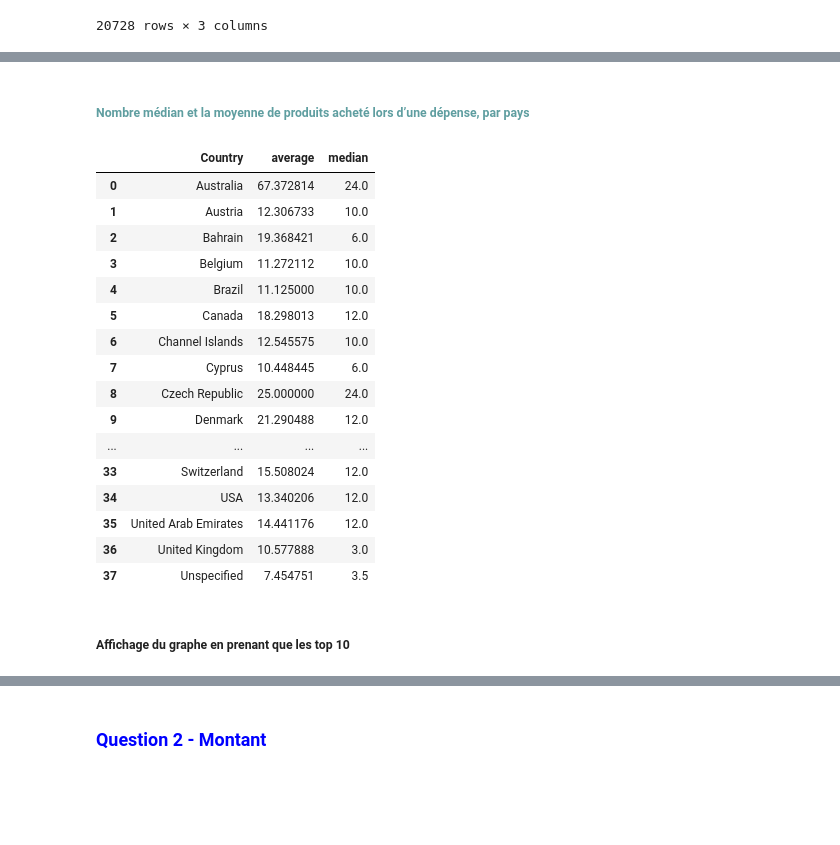
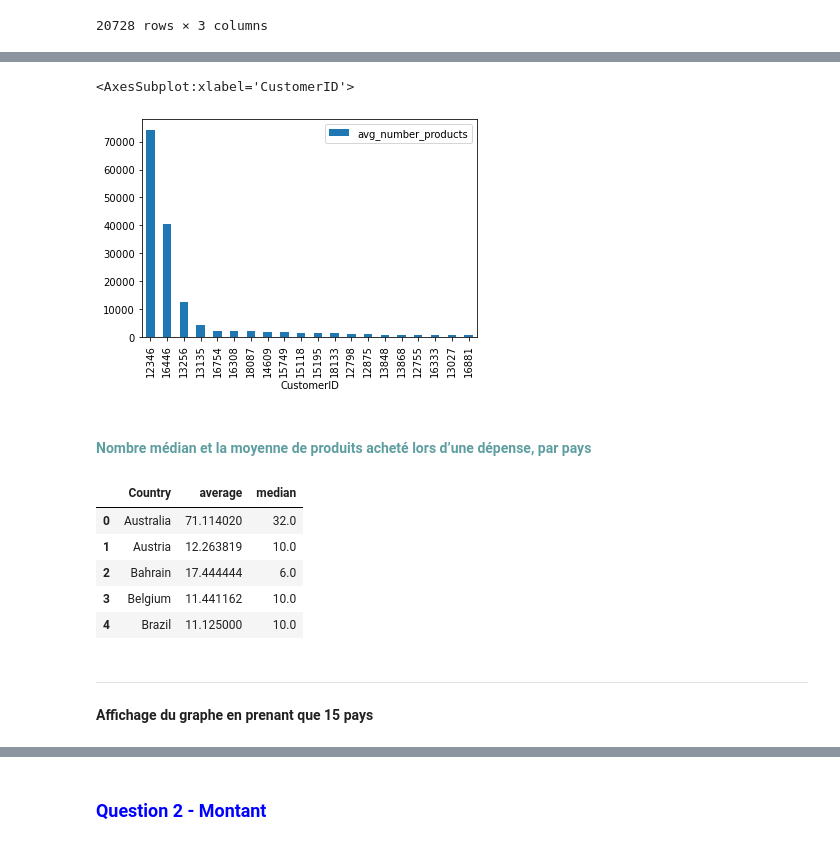
Before and after one commit to Abdoulaye224/machine_learning, a Jupyter notebook: TP_2/main.ipynb, the cells around one changed output, grey strips where cells are left out. Cells and saved outputs as stored; diff of their text form; code cells hidden in the pictures; blank space fills up the shorter version.

```diff
--- a/TP_2/main.ipynb
+++ b/TP_2/main.ipynb
@@ -170,5 +176,8 @@ test = disp.head(10)
 # %%
-test.plot()
+display.plot(kind='bar', x='CustomerID', y='avg_number_products')
+# %% [output]
+<AxesSubplot:xlabel='CustomerID'>
+[figure, added]
 # %% [markdown]
-<h5 style="color: cadetblue"> Nombre médian et la moyenne de produits acheté lors d’une dépense, par pays </h5>
+<h4 style="color: cadetblue"> Nombre médian et la moyenne de produits acheté lors d’une dépense, par pays </h4>
 # %%
@@ -181,23 +194,14 @@ volume['median'] = data.groupby('Country')['Quantity'].apply(np.median)
 volume= volume.reset_index()
 # %%
-volume
+# affichage du tableau finalement...
+volume.head()
 # %% [output]
 |  | Country | average | median |
-| 0 | Australia | 67.372814 | 24.0 |
-| 1 | Austria | 12.306733 | 10.0 |
-| 2 | Bahrain | 19.368421 | 6.0 |
-| 3 | Belgium | 11.272112 | 10.0 |
+| 0 | Australia | 71.114020 | 32.0 |
+| 1 | Austria | 12.263819 | 10.0 |
+| 2 | Bahrain | 17.444444 | 6.0 |
+| 3 | Belgium | 11.441162 | 10.0 |
 | 4 | Brazil | 11.125000 | 10.0 |
-| 5 | Canada | 18.298013 | 12.0 |
-| 6 | Channel Islands | 12.545575 | 10.0 |
-| 7 | Cyprus | 10.448445 | 6.0 |
-| 8 | Czech Republic | 25.000000 | 24.0 |
-| 9 | Denmark | 21.290488 | 12.0 |
-| ... | ... | ... | ... |
-| 33 | Switzerland | 15.508024 | 12.0 |
-| 34 | USA | 13.340206 | 12.0 |
-| 35 | United Arab Emirates | 14.441176 | 12.0 |
-| 36 | United Kingdom | 10.577888 | 3.0 |
-| 37 | Unspecified | 7.454751 | 3.5 |
 # %% [markdown]
-##### Affichage du graphe en prenant que les top 10
+***
+__Affichage du graphe en prenant que 15 pays__
```
Also changed, not shown: parts of 36 cells of this notebook.
